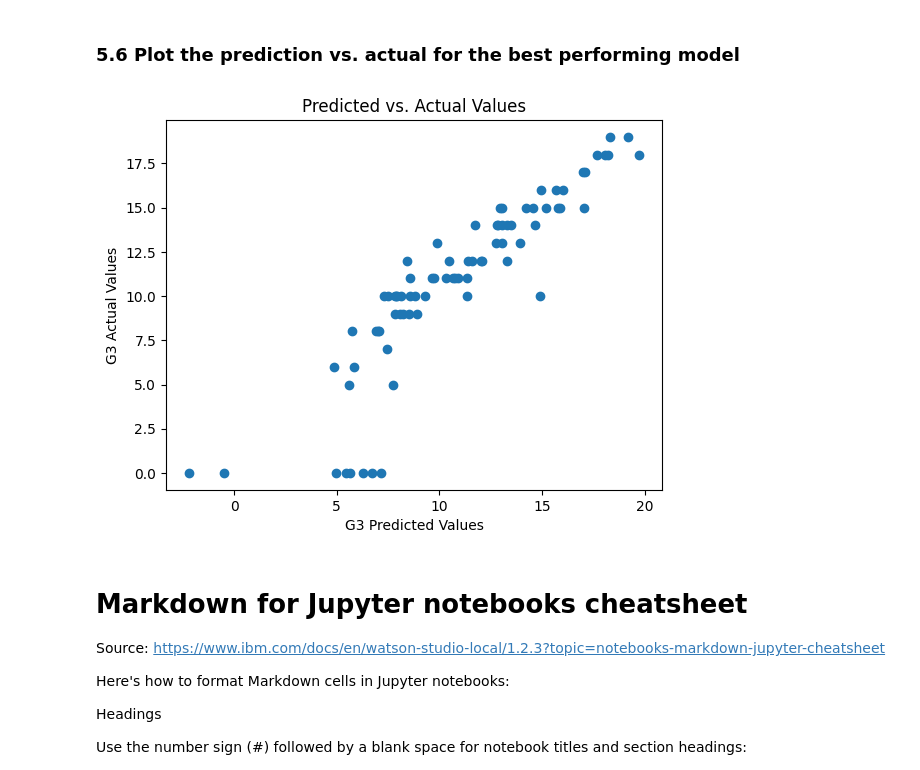
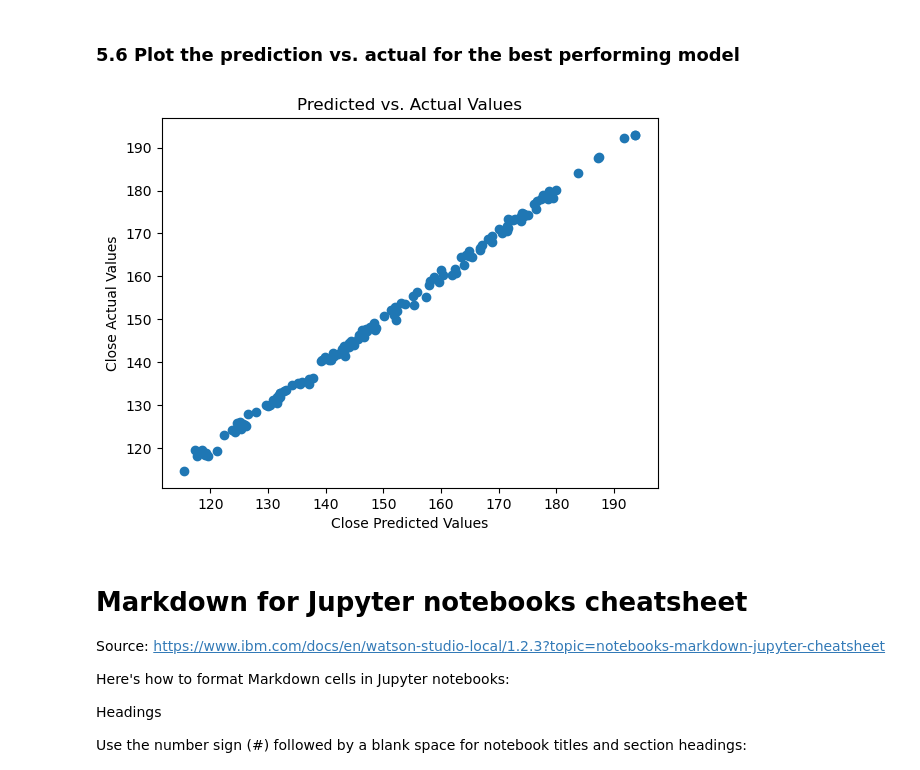
Before and after one commit to iliaaz101/EECS3401Project, a Jupyter notebook: Project Notebook.ipynb, the cells around one changed output. Saved outputs shown, nothing was run; the diff lists cells and outputs as text; code cells hidden in the pictures.

```diff
--- a/Project Notebook.ipynb
+++ b/Project Notebook.ipynb
@@ -325,3 +327,5 @@ dtype: int64
+# %%
+stocks = stocks[stocks['Ticker'] == 'AAPL']
 # %% [markdown]
 #### Splitting the Date Column into Day, Month, Year and Keeping last 3 year info
 # %%
@@ -380,6 +388,9 @@ from sklearn.preprocessing import StandardScaler
 #create the cat and num columns
 num_cols = stocks.select_dtypes(include='number').columns.to_list()
 cat_cols = stocks.select_dtypes(exclude='number').columns.to_list()
+
+#exclude the target from numerical columns
+num_cols.remove("Close")
 
 #create pipelines for numeric and categorical columns
 num_pipeline = make_pipeline(SimpleImputer(strategy='mean'), StandardScaler())
@@ -413,30 +424,32 @@ ColumnTransformer(remainder='passthrough',
                                  ['Brand_Name', 'Ticker', 'Industry_Tag',
                                   'Country'])])
 # %%
-# After applying preprocessing
+# Apply preprocessing
 stocks_prepared = preprocessing.fit_transform(stocks)
 
-# If stocks_prepared is a sparse matrix, convert it to a dense matrix
+# Convert to dense matrix if necessary
 if hasattr(stocks_prepared, "toarray"):
     stocks_prepared = stocks_prepared.toarray()
 
-# Manually handling feature names for numerical columns
-feature_names = num_cols
+# Handling feature names for numerical columns
+feature_names = num_cols.copy()
 
 # Retrieving feature names for categorical features processed by OneHotEncoder
-# Here, we don't use cat_cols as argument because get_feature_names_out doesn't expect it in this context
-ohe_feature_names = preprocessing.named_transformers_['cat'].named_steps['onehot'].get_feature_names_out()
+ohe_feature_names = preprocessing.named_transformers_['cat'].named_steps['onehotencoder'].get_feature_names_out()
 
-# Extending the feature_names list with the one-hot encoded feature names
-# Note: Adjust the prefixing based on your column names to ensure clarity
-cat_feature_names = [f"{cat_cols[i]}_{feature}" for i, feature_list in enumerate(ohe_feature_names.split('_')) for feature in feature_list]
-feature_names.extend(cat_feature_names)
+# Extending the feature names list with the one-hot encoded feature names
+feature_names.extend(ohe_feature_names)
 
-# Ensure the length of feature_names matches the number of columns in stocks_prepared
+# If there's an additional column passed through, add it to the feature names list
+# Replace 'additional_column' with the actual column name
+if 'remainder' in preprocessing.named_transformers_:
+    feature_names.append('remainder__Close')
+
+# Ensure the length of feature names matches the number of columns in stocks_prepared
 assert len(feature_names) == stocks_prepared.shape[1], "The number of feature names does not match the number of columns in the transformed data."
 
 # Create DataFrame
 stocks_prepared_df = pd.DataFrame(stocks_prepared, columns=feature_names)
 
-print(stocks_prepared_df.head())
+stocks_prepared_df
 # %% [output]
@@ -448,8 +473,8 @@ ValueError: A given column is not a column of the dataframe
 # %%
 from sklearn.model_selection import train_test_split
 
-X = students_prepared.drop(["remainder__G3"], axis=1)
-y = students_prepared["remainder__G3"]
+X = stocks_prepared_df.drop(["remainder__Close"], axis=1)
+y = stocks_prepared_df["remainder__Close"]
 
 X_train, X_test, y_train, y_test = train_test_split(X, y, test_size=0.2, random_state=42)
 print(X_train.shape, y_train.shape, X_test.shape, y_test.shape)
@@ -548,15 +573,15 @@ Lasso Regression MSE: 5.428927512796546
 # %%
 import matplotlib.pyplot as plt
 
 # Assuming 'lr_model' is your best performing trained linear regression model
 lr_y_predict = lr_model.predict(X_test)  # X is your feature data
 plt.scatter(lr_y_predict, y_test)  # y is your actual target values
-plt.xlabel("G3 Predicted Values")
-plt.ylabel("G3 Actual Values")
+plt.xlabel("Close Predicted Values")
+plt.ylabel("Close Actual Values")
 plt.title("Predicted vs. Actual Values")
 plt.show()
 # %% [output]
-[figure, old version]
+[figure, new version]
 # %% [markdown]
 # Markdown for Jupyter notebooks cheatsheet
 
```
Also changed, not shown: parts of 12 cells of this notebook.
